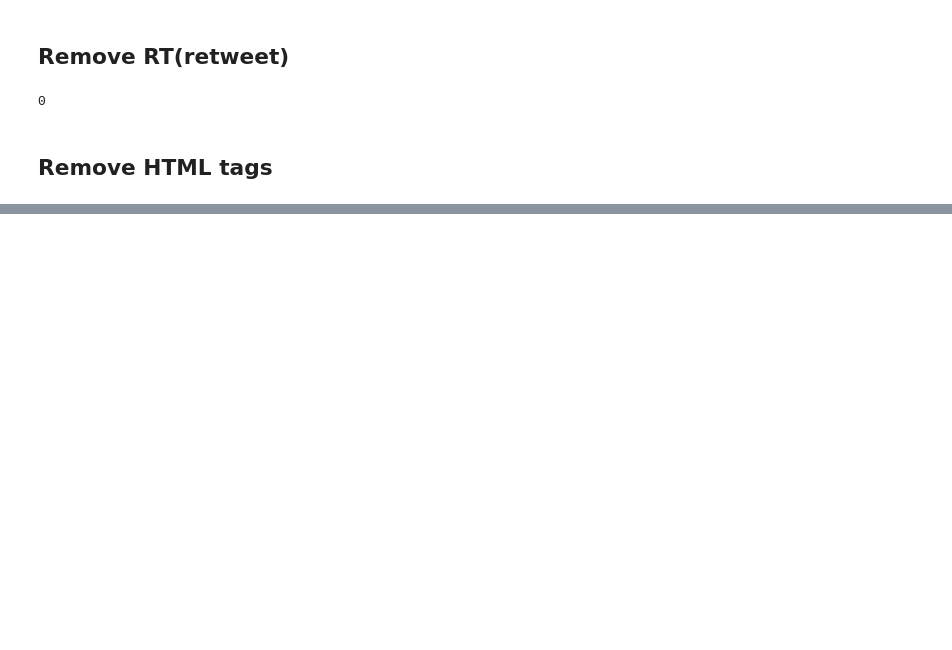
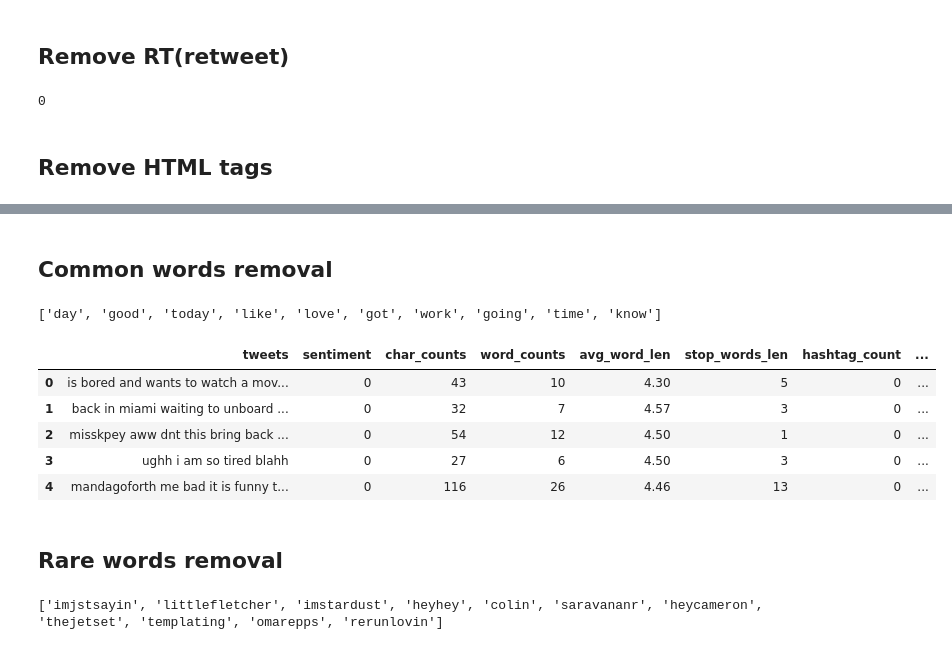
Before and after one commit to udityamerit/Natural-Language-Processing-Mastery-in-Python, a Jupyter notebook: 05 Complete Text Processing In NLP/Complete Text Processing.ipynb, the cells around one changed output, grey strips where cells are left out. Cells and saved outputs as stored; diff of their text form; code cells hidden in the pictures; blank space fills up the shorter version.

```diff
--- a/05 Complete Text Processing In NLP/Complete Text Processing.ipynb
+++ b/05 Complete Text Processing In NLP/Complete Text Processing.ipynb
@@ -333,0 +468,5 @@ df['tweets'] = df['tweets'].apply(lambda x: re.sub(pattern, '', x))
+# %%
+# df['tweets'].apply(lambda x: lemmatize_noun_verb(x))
+df['base_tweets'] = df['tweets'].apply(lemmatize_noun_verb)
+
+# both are the same
@@ -333,0 +494,5 @@ df['tweets'] = df['tweets'].apply(lambda x: re.sub(pattern, '', x))
+# %% [markdown]
+## Common words removal
+# %%
+x = ' '.join(df['tweets_no_stop'].tolist())
+words = x.split()
@@ -333,0 +501,25 @@ df['tweets'] = df['tweets'].apply(lambda x: re.sub(pattern, '', x))
+# %%
+from collections import Counter
+word_freq = Counter(words)
+top10 = [word[0] for word in word_freq.most_common(10)]
+print(top10)
+# %% [output]
+['day', 'good', 'today', 'like', 'love', 'got', 'work', 'going', 'time', 'know']
+# %%
+df['no_common_tweets'] = df['tweets'].apply(lambda x: ' '.join([word for word in x.split() if word not in top10]))
+# %%
+df.head()
+# %% [output]
+|  | tweets | sentiment | char_counts | word_counts | avg_word_len | stop_words_len | hashtag_count | ... |
+| 0 | is bored and wants to watch a mov... | 0 | 43 | 10 | 4.30 | 5 | 0 | ... |
+| 1 | back in miami waiting to unboard ... | 0 | 32 | 7 | 4.57 | 3 | 0 | ... |
+| 2 | misskpey aww dnt this bring back ... | 0 | 54 | 12 | 4.50 | 1 | 0 | ... |
+| 3 | ughh i am so tired blahh | 0 | 27 | 6 | 4.50 | 3 | 0 | ... |
+| 4 | mandagoforth me bad it is funny t... | 0 | 116 | 26 | 4.46 | 13 | 0 | ... |
+# %% [markdown]
+## Rare words removal
+# %%
+least10 = [word[0] for word in word_freq.most_common()[-11:]]
+print(least10)
+# %% [output]
+['imjstsayin', 'littlefletcher', 'imstardust', 'heyhey', 'colin', 'saravananr', 'heycameron', 'thejetset', 'templating', 'omarepps', 'rerunlovin']
```
Also changed, not shown: parts of 40 cells of this notebook, 1 other file.
